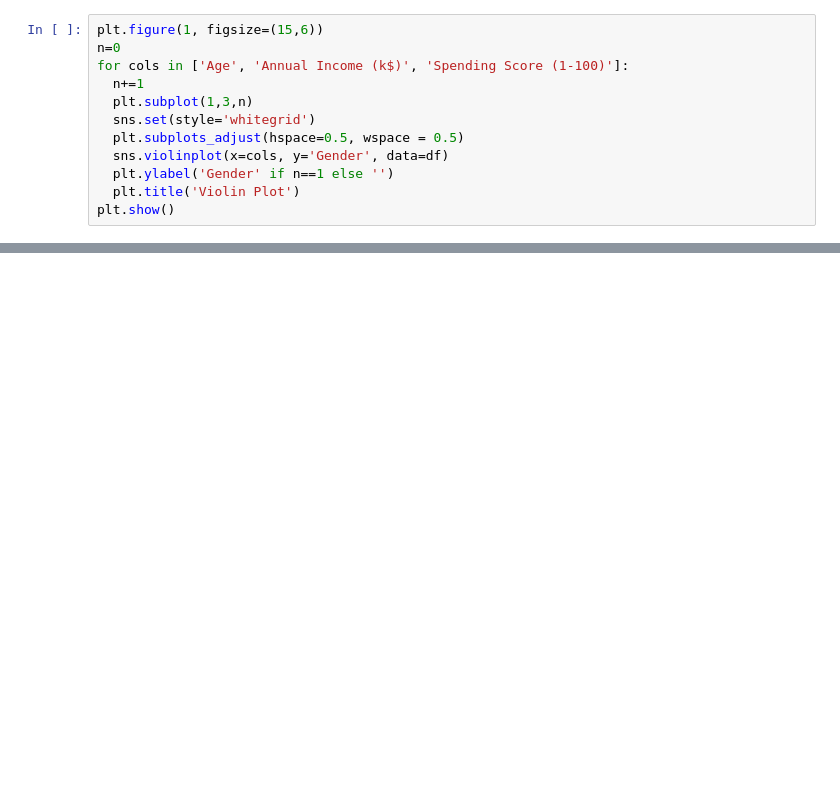
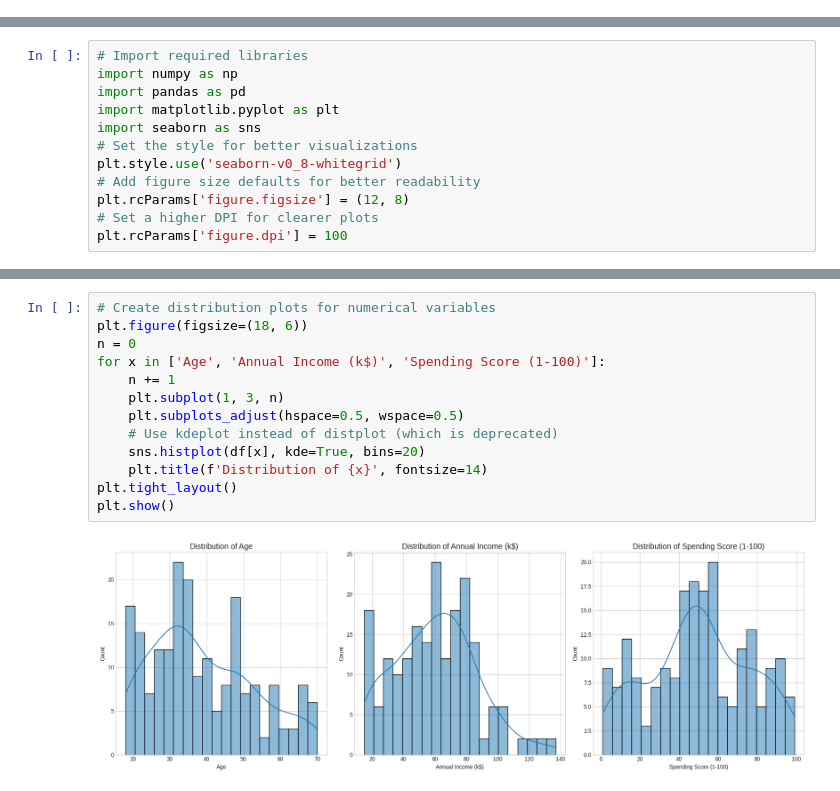
Before and after one commit to jimitchavdadev/Customer_Segmentation, a Jupyter notebook: Customer_Segmentation.ipynb, the cells around one changed output, grey strips where cells are left out. Drawn from its saved outputs; the diff is of its cells as text; blank space fills up the shorter version.

```diff
--- a/Customer_Segmentation.ipynb
+++ b/Customer_Segmentation.ipynb
@@ -109,12 +0,0 @@ plt.show()
-# %%
-plt.figure(1, figsize=(15,6))
-n=0
-for cols in ['Age', 'Annual Income (k$)', 'Spending Score (1-100)']:
-  n+=1
-  plt.subplot(1,3,n)
-  sns.set(style='whitegrid')
-  plt.subplots_adjust(hspace=0.5, wspace = 0.5)
-  sns.violinplot(x=cols, y='Gender', data=df)
-  plt.ylabel('Gender' if n==1 else '')
-  plt.title('Violin Plot')
-plt.show()
@@ -293,0 +1,12 @@ plt.show()
+# %%
+# Import required libraries
+import numpy as np
+import pandas as pd
+import matplotlib.pyplot as plt
+import seaborn as sns
+# Set the style for better visualizations
+plt.style.use('seaborn-v0_8-whitegrid')
+# Add figure size defaults for better readability
+plt.rcParams['figure.figsize'] = (12, 8)
+# Set a higher DPI for clearer plots
+plt.rcParams['figure.dpi'] = 100
@@ -293,0 +89,15 @@ plt.show()
+# %%
+# Create distribution plots for numerical variables
+plt.figure(figsize=(18, 6))
+n = 0
+for x in ['Age', 'Annual Income (k$)', 'Spending Score (1-100)']:
+    n += 1
+    plt.subplot(1, 3, n)
+    plt.subplots_adjust(hspace=0.5, wspace=0.5)
+    # Use kdeplot instead of distplot (which is deprecated)
+    sns.histplot(df[x], kde=True, bins=20)
+    plt.title(f'Distribution of {x}', fontsize=14)
+plt.tight_layout()
+plt.show()
+# %% [output]
+[figure, added]
```
Also changed, not shown: parts of 52 cells of this notebook, 2 other files.
